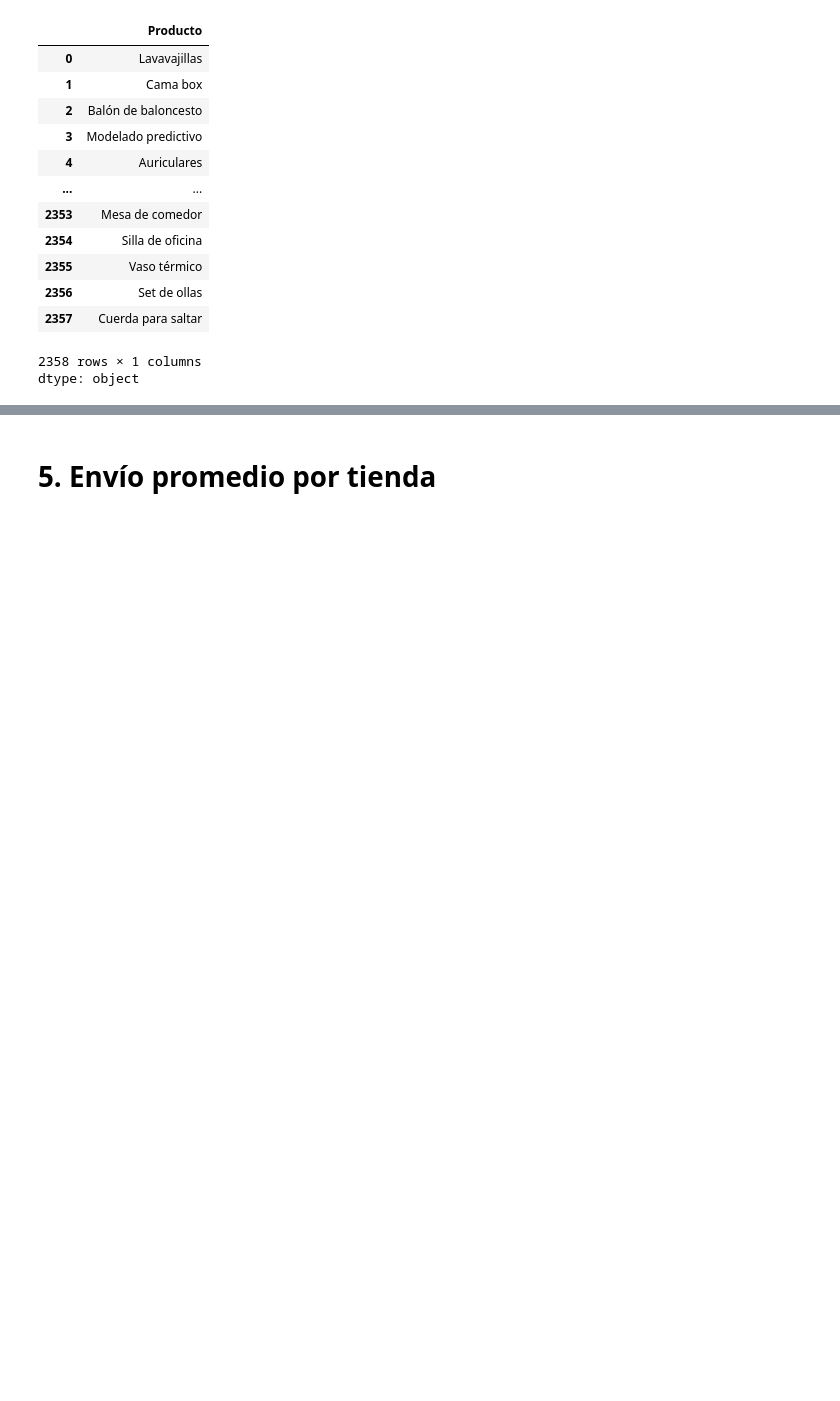
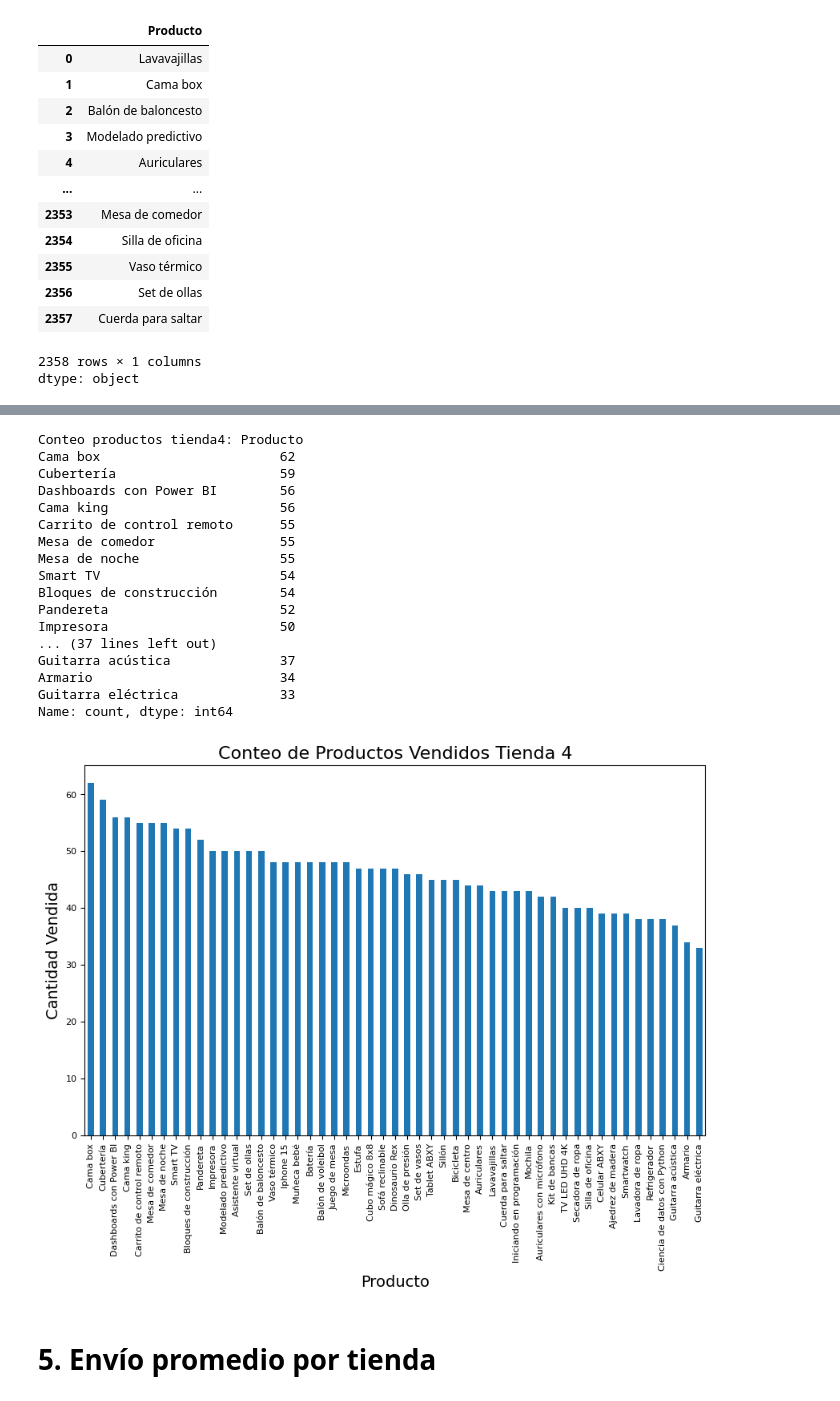
Before and after one commit to VivianQui/Challenge-Precticando-Python-para-Data-Science, a Jupyter notebook: AluraStoreLatam.ipynb, the cells around one changed output, grey strips where cells are left out. Drawn from its saved outputs; the diff is of its cells as text; code cells hidden in the pictures; blank space fills up the shorter version.

```diff
--- a/AluraStoreLatam.ipynb
+++ b/AluraStoreLatam.ipynb
@@ -157,2 +217,33 @@ Name: count, dtype: int64
+# %%
+conteo_productos4 = tienda4['Producto'].value_counts()
+print(f'Conteo productos tienda4: {conteo_productos4}')
+
+plt.figure(figsize=(10, 6))
+conteo_productos4.plot(kind='bar')
+plt.title('Conteo de Productos Vendidos Tienda 4', fontsize=16)
+plt.xlabel('Producto', fontsize=14)
+plt.ylabel('Cantidad Vendida', fontsize=14)
+plt.xticks(fontsize=8)
+plt.yticks(fontsize=8)
+plt.show()
+# %% [output]
+Conteo productos tienda4: Producto
+Cama box                       62
+Cubertería                     59
+Dashboards con Power BI        56
+Cama king                      56
+Carrito de control remoto      55
+Mesa de comedor                55
+Mesa de noche                  55
+Smart TV                       54
+Bloques de construcción        54
+Pandereta                      52
+Impresora                      50
+... (37 lines left out)
+Guitarra acústica              37
+Armario                        34
+Guitarra eléctrica             33
+Name: count, dtype: int64
+[figure, added]
 # %% [markdown]
 # 5. Envío promedio por tienda
```
Also changed, not shown: parts of 5 cells of this notebook.
